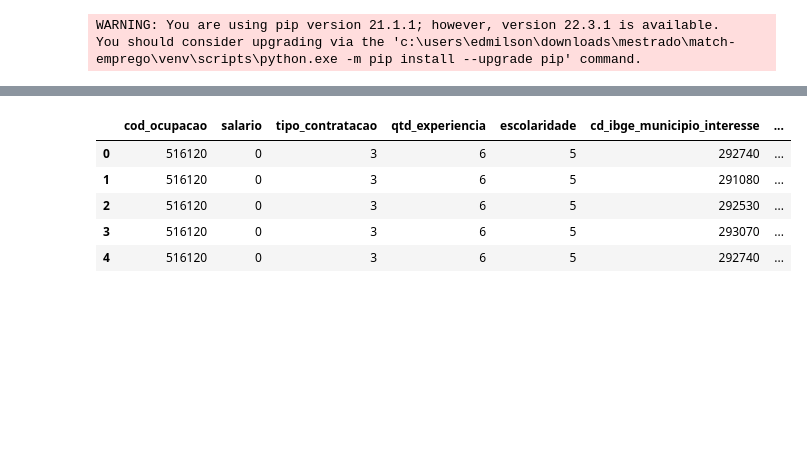
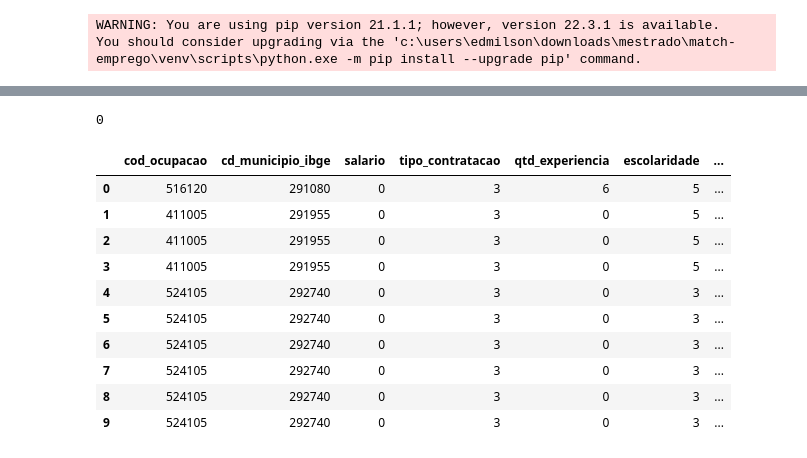
Before and after one commit to edmilsondejesus/match-emprego, a Jupyter notebook: avaliacao-hiper-fuzzy-c-means.ipynb, the cells around one changed output, grey strips where cells are left out. Cells and saved outputs as stored; diff of their text form; code cells hidden in the pictures; blank space fills up the shorter version.

```diff
--- a/avaliacao-hiper-fuzzy-c-means.ipynb
+++ b/avaliacao-hiper-fuzzy-c-means.ipynb
@@ -54,3 +49,12 @@ df_candidatos=df_candidatos.drop(['cbo_pretensao'],axis=1)
+# %%
+
+# renomeia o campo de cbo_pretencao para cod_ocupacao para permitir o join de candidato x vagas
+df_candidatos['cod_ocupacao']=df_candidatos['cbo_pretensao']
+df_candidatos=df_candidatos.drop(['cbo_pretensao'],axis=1)
+
+# renomeia o campo de cd_ibge_municipio_interesse para cd_municipio_ibge para permitir o join de candidato x vagas
+df_candidatos['cd_municipio_ibge']=df_candidatos['cd_ibge_municipio_interesse']
+df_candidatos=df_candidatos.drop(['cd_ibge_municipio_interesse'],axis=1)
 # %%
 # Read the data
 df_vagas = pd.read_excel('data/vagas-ba.xlsx')
@@ -68,5 +88,9 @@ df_vagas.head()
+# %%
+df_candidatos.n_deficiencia.unique()[0]
+# %% [output]
+0
 # %%
-df_geral = pd.merge(df_vagas, df_candidatos,on='cod_ocupacao')
+df_geral = pd.merge(df_vagas, df_candidatos,on=['cod_ocupacao','cd_municipio_ibge','n_deficiencia'])
 # %%
 # Gruarda a referencia do Id do candidado por linha e apaga essa coluna do dataset
 lista_candidatos=df_geral['id_cadidato']
@@ -76,14 +100,19 @@ df_geral.drop(['Unnamed: 0_x'],axis=1,inplace=True)
 # %%
 df_geral.drop(['Unnamed: 0_y'],axis=1,inplace=True)
 # %%
-df_geral.head()
+df_geral.head(10)
 # %% [output]
-|  | cod_ocupacao | salario | tipo_contratacao | qtd_experiencia | escolaridade | cd_ibge_municipio_interesse | ... |
-| 0 | 516120 | 0 | 3 | 6 | 5 | 292740 | ... |
-| 1 | 516120 | 0 | 3 | 6 | 5 | 291080 | ... |
-| 2 | 516120 | 0 | 3 | 6 | 5 | 292530 | ... |
-| 3 | 516120 | 0 | 3 | 6 | 5 | 293070 | ... |
-| 4 | 516120 | 0 | 3 | 6 | 5 | 292740 | ... |
+|  | cod_ocupacao | cd_municipio_ibge | salario | tipo_contratacao | qtd_experiencia | escolaridade | ... |
+| 0 | 516120 | 291080 | 0 | 3 | 6 | 5 | ... |
+| 1 | 411005 | 291955 | 0 | 3 | 0 | 5 | ... |
+| 2 | 411005 | 291955 | 0 | 3 | 0 | 5 | ... |
+| 3 | 411005 | 291955 | 0 | 3 | 0 | 5 | ... |
+| 4 | 524105 | 292740 | 0 | 3 | 0 | 3 | ... |
+| 5 | 524105 | 292740 | 0 | 3 | 0 | 3 | ... |
+| 6 | 524105 | 292740 | 0 | 3 | 0 | 3 | ... |
+| 7 | 524105 | 292740 | 0 | 3 | 0 | 3 | ... |
+| 8 | 524105 | 292740 | 0 | 3 | 0 | 3 | ... |
+| 9 | 524105 | 292740 | 0 | 3 | 0 | 3 | ... |
 # %%
 #transofrmando os atributos em uma escala menor
 scaler  =StandardScaler()
```
Also changed, not shown: parts of 39 cells of this notebook, 1 other file.
